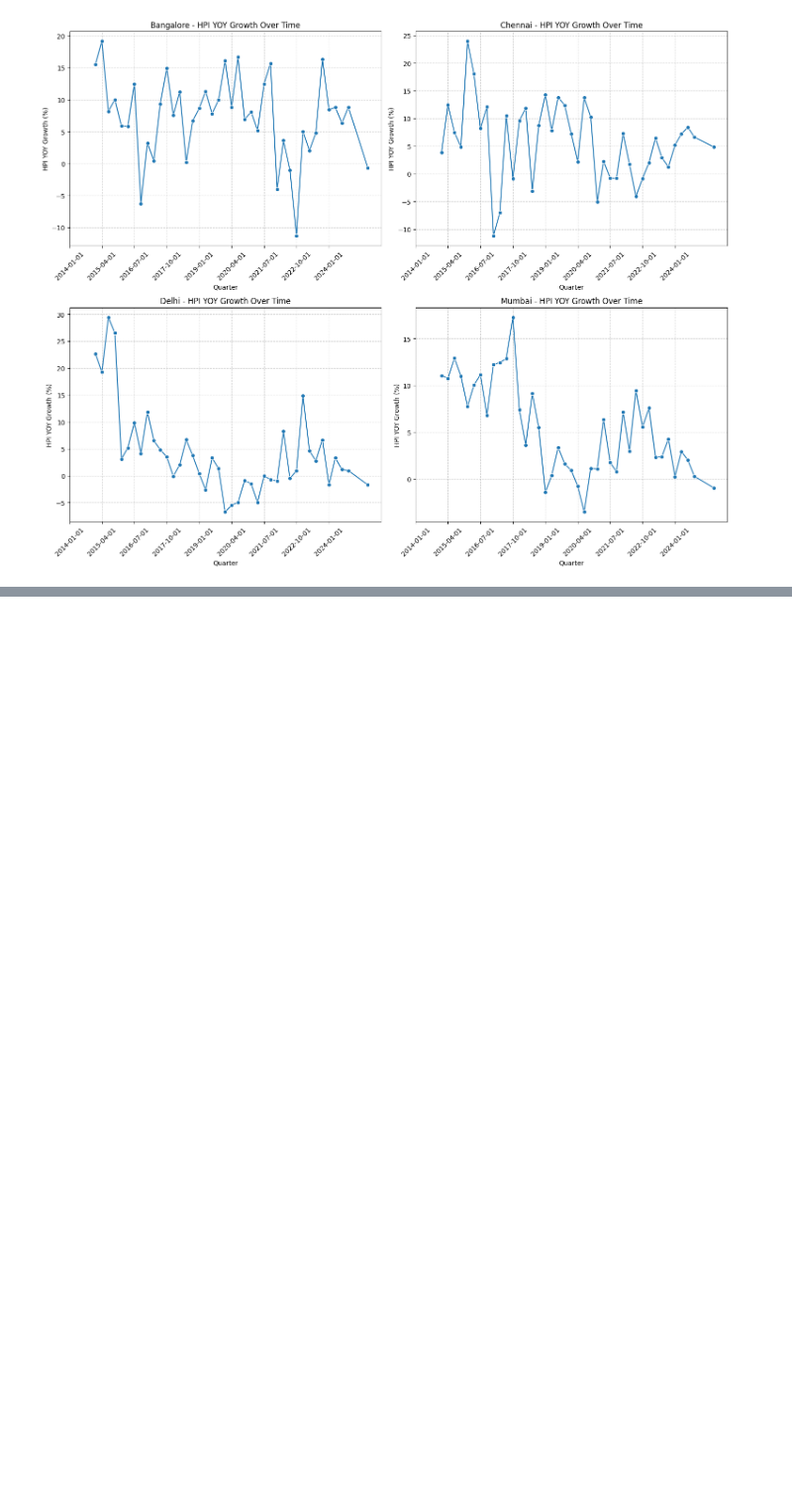
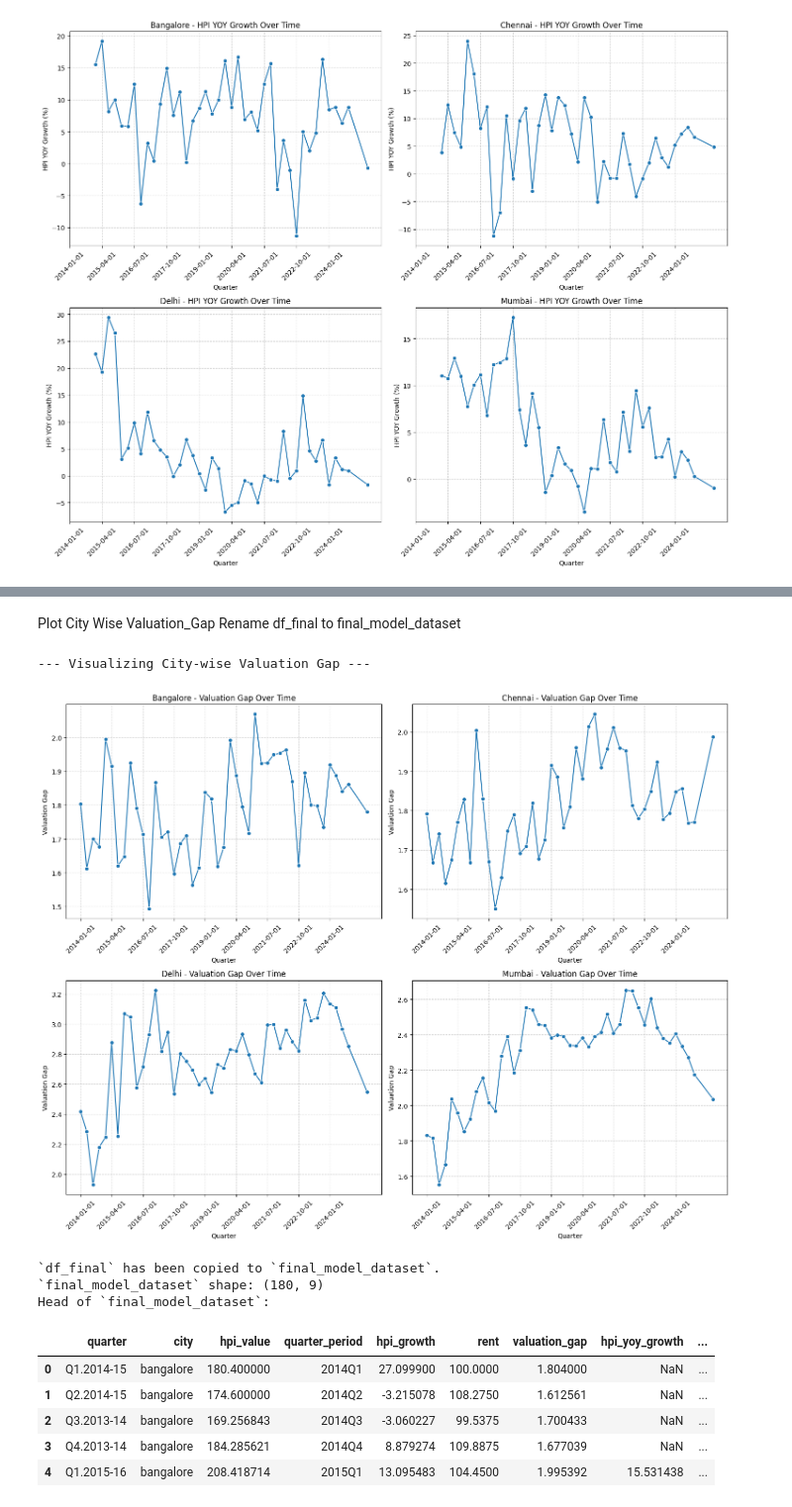
Before and after one commit to smonodeep/DynamicValuationGovernance, a Jupyter notebook: 0.Data_Prep_CityWise.ipynb, the cells around one changed output, grey strips where cells are left out. Shown at 99% size. Drawn from its saved outputs; the diff is of its cells as text; code cells hidden in the pictures; blank space fills up the shorter version.

Commit message:
Final Model Dataset

```diff
--- a/0.Data_Prep_CityWise.ipynb
+++ b/0.Data_Prep_CityWise.ipynb
@@ -573,0 +653,73 @@ else:
+# %% [markdown]
+Plot City Wise Valuation_Gap
+Rename df_final to final_model_dataset
+# %%
+import matplotlib.pyplot as plt
+import seaborn as sns
+import pandas as pd
+
+# --- Plot City Wise Valuation_Gap ---
+if not df_final.empty:
+    print("\n--- Visualizing City-wise Valuation Gap ---")
+    cities = df_final['city'].unique()
+    n_cities = len(cities)
+
+    n_rows = (n_cities + 1) // 2 if n_cities > 0 else 0
+    n_cols = 2 if n_cities > 1 else 1
+
+    if n_cities > 0:
+        fig, axes = plt.subplots(n_rows, n_cols, figsize=(15, 6 * n_rows), squeeze=False)
+        axes = axes.flatten() # Flatten the 2D array of axes for easy iteration
+
+        for i, city in enumerate(cities):
+            city_data = df_final[df_final['city'] == city].sort_values(by='quarter_period').copy()
+            city_data['quarter_plot'] = city_data['quarter_period'].dt.to_timestamp()
+
+            sns.lineplot(x='quarter_plot', y='valuation_gap', data=city_data, ax=axes[i], marker='o', hue='city', legend=False)
+            axes[i].set_title(f'{city.capitalize()} - Valuation Gap Over Time')
+            axes[i].set_xlabel('Quarter')
+            axes[i].set_ylabel('Valuation Gap')
+            axes[i].tick_params(axis='x', rotation=45)
+            axes[i].grid(True, linestyle='--', alpha=0.6)
+            # Adjust x-axis ticks to show fewer labels if there are too many quarters
+            if len(city_data['quarter_plot']) > 10:
+                n_ticks = len(city_data['quarter_plot'])
+                tick_interval = max(1, n_ticks // 8)
+                axes[i].set_xticks(city_data['quarter_plot'][::tick_interval])
+
+        for j in range(i + 1, len(axes)):
+            fig.delaxes(axes[j])
+
+        plt.tight_layout()
+        plt.show()
+    else:
+        print("No data in df_final to plot Valuation Gap.")
+else:
+    print("df_final is empty, skipping Valuation Gap visualization.")
+
+# --- Rename df_final to final_model_dataset ---
+# The user wants to use final_model_dataset as the definitive dataset for modeling.
+# Since df_final currently contains all the latest calculations (YOY growth for HPI and Rent),
+# we should make final_model_dataset a copy of the current df_final.
+
+if not df_final.empty:
+    global final_model_dataset # Declare as global if modifying an existing global variable
+    final_model_dataset = df_final.copy()
+    print("\n`df_final` has been copied to `final_model_dataset`.")
+    print(f"`final_model_dataset` shape: {final_model_dataset.shape}")
+    print("Head of `final_model_dataset`:")
+    display(final_model_dataset.head())
+else:
+    print("Cannot set `final_model_dataset` as `df_final` is empty.")
+# %% [output]
+--- Visualizing City-wise Valuation Gap ---
+[figure, added]
+`df_final` has been copied to `final_model_dataset`.
+`final_model_dataset` shape: (180, 9)
+Head of `final_model_dataset`:
+|  | quarter | city | hpi_value | quarter_period | hpi_growth | rent | valuation_gap | hpi_yoy_growth | ... |
+| 0 | Q1.2014-15 | bangalore | 180.400000 | 2014Q1 | 27.099900 | 100.0000 | 1.804000 | NaN | ... |
+| 1 | Q2.2014-15 | bangalore | 174.600000 | 2014Q2 | -3.215078 | 108.2750 | 1.612561 | NaN | ... |
+| 2 | Q3.2013-14 | bangalore | 169.256843 | 2014Q3 | -3.060227 | 99.5375 | 1.700433 | NaN | ... |
+| 3 | Q4.2013-14 | bangalore | 184.285621 | 2014Q4 | 8.879274 | 109.8875 | 1.677039 | NaN | ... |
+| 4 | Q1.2015-16 | bangalore | 208.418714 | 2015Q1 | 13.095483 | 104.4500 | 1.995392 | 15.531438 | ... |
```
Also changed, not shown: parts of 3 cells of this notebook.
